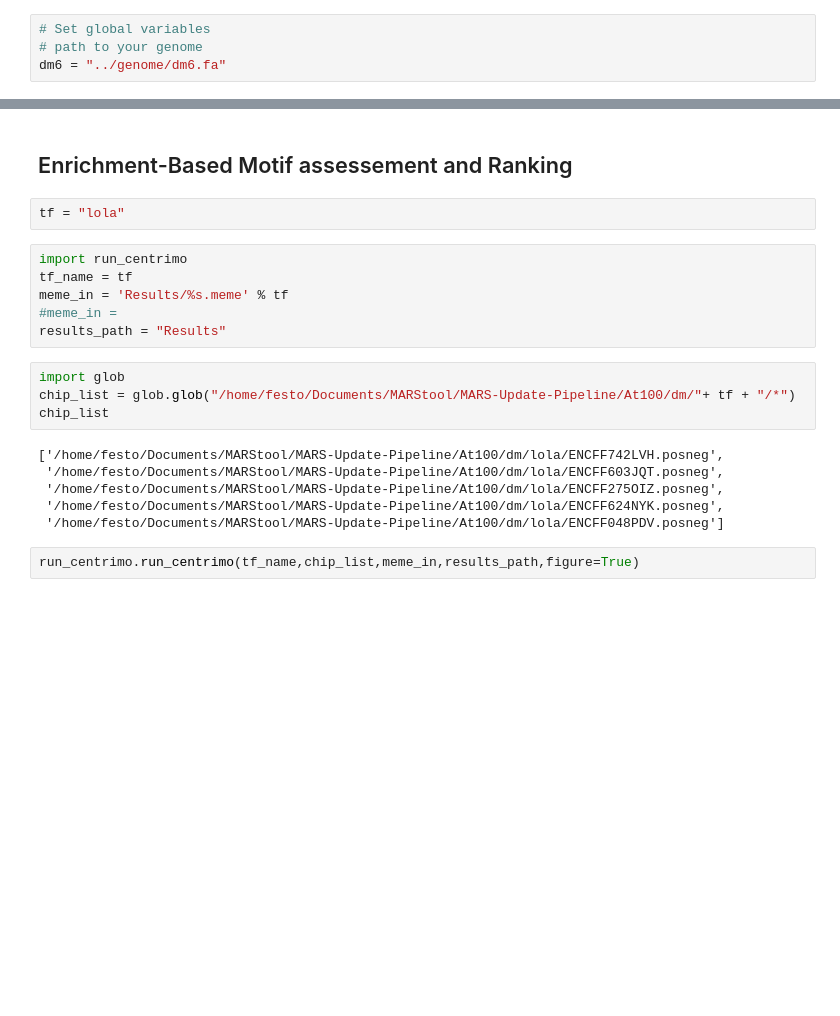
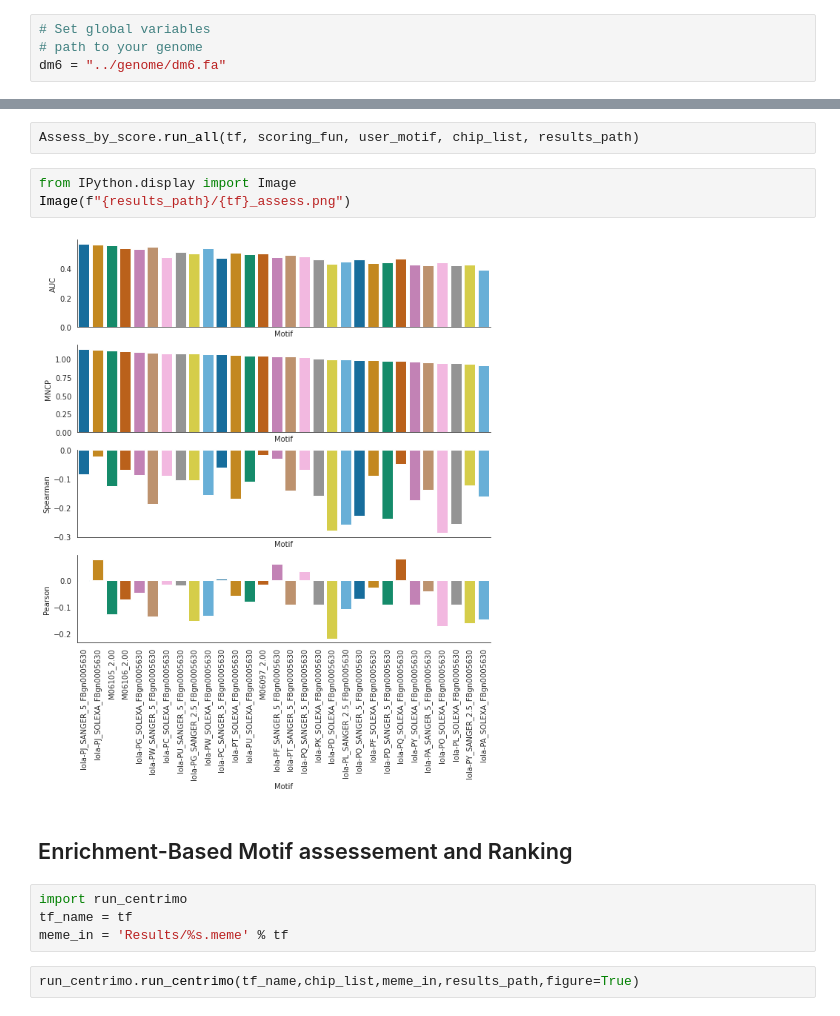
Before and after one commit to Fnyasimi/MARS-Update-Pipeline, a Jupyter notebook: Evaluation/Evaluation_notebook.ipynb, the cells around one changed output, grey strips where cells are left out. Saved outputs shown, nothing was run; the diff lists cells and outputs as text; blank space fills up the shorter version.

```diff
--- a/Evaluation/Evaluation_notebook.ipynb
+++ b/Evaluation/Evaluation_notebook.ipynb
@@ -404,22 +164,15 @@ FileNotFoundError: [Errno 2] File b'/home/festo/Documents/MARStool/MARS-Update-P
+# %%
+Assess_by_score.run_all(tf, scoring_fun, user_motif, chip_list, results_path)
+# %%
+from IPython.display import Image
+Image(f"{results_path}/{tf}_assess.png")
+# %% [output]
+[figure, added]
 # %% [markdown]
 ## Enrichment-Based Motif assessement and Ranking
-# %%
-tf = "lola"
 # %%
 import run_centrimo
 tf_name = tf
 meme_in = 'Results/%s.meme' % tf
-#meme_in =
-results_path = "Results"
-# %%
-import glob
-chip_list = glob.glob("/home/festo/Documents/MARStool/MARS-Update-Pipeline/At100/dm/"+ tf + "/*")
-chip_list
-# %% [output]
-['/home/festo/Documents/MARStool/MARS-Update-Pipeline/At100/dm/lola/ENCFF742LVH.posneg',
- '/home/festo/Documents/MARStool/MARS-Update-Pipeline/At100/dm/lola/ENCFF603JQT.posneg',
- '/home/festo/Documents/MARStool/MARS-Update-Pipeline/At100/dm/lola/ENCFF275OIZ.posneg',
- '/home/festo/Documents/MARStool/MARS-Update-Pipeline/At100/dm/lola/ENCFF624NYK.posneg',
- '/home/festo/Documents/MARStool/MARS-Update-Pipeline/At100/dm/lola/ENCFF048PDV.posneg']
 # %%
 run_centrimo.run_centrimo(tf_name,chip_list,meme_in,results_path,figure=True)
```
Also changed, not shown: parts of 53 cells of this notebook.
